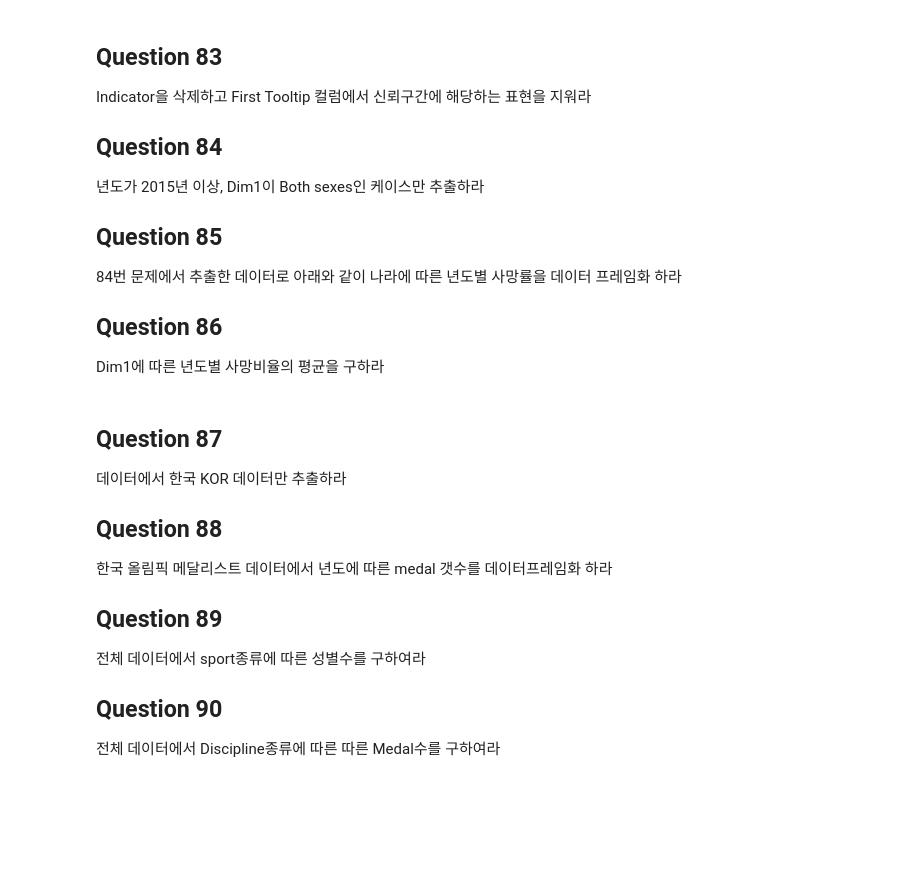
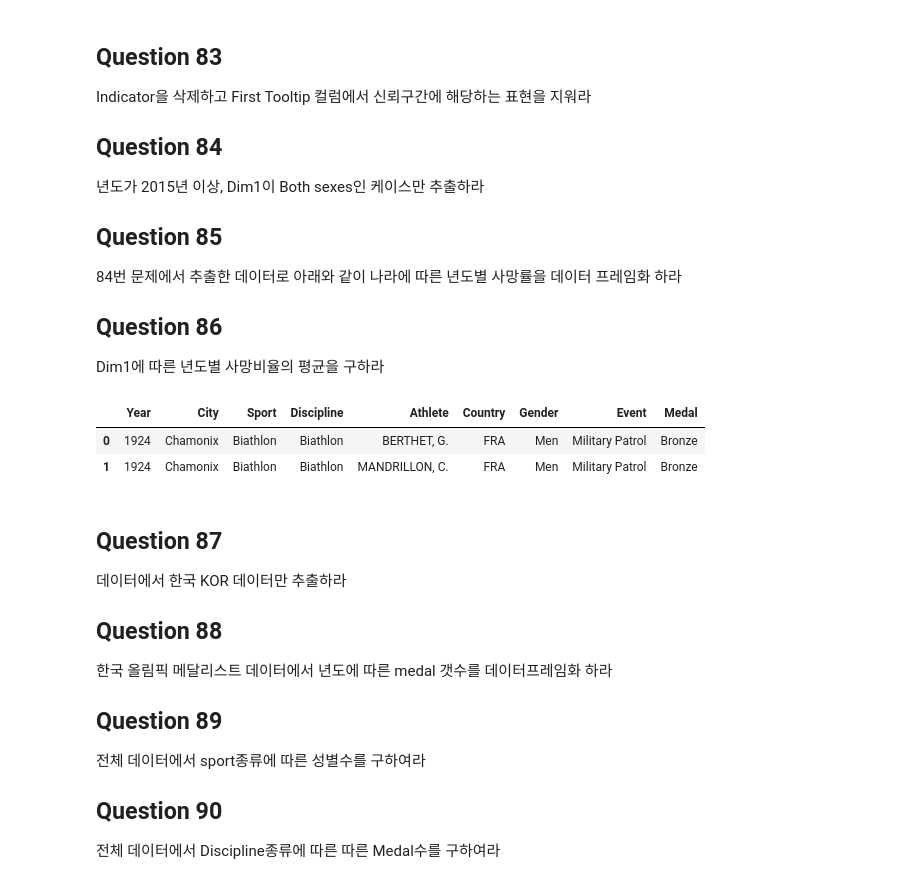
Before and after one commit to lyric2249/kaggle, a Jupyter notebook: BDA/000_EDA.ipynb, the cells around one changed output. Saved outputs shown, nothing was run; the diff lists cells and outputs as text; code cells hidden in the pictures; blank space fills up the shorter version.

```diff
--- a/BDA/000_EDA.ipynb
+++ b/BDA/000_EDA.ipynb
@@ -446,8 +458,12 @@ Indicator을 삭제하고 First Tooltip 컬럼에서 신뢰구간에 해당하
 Dim1에 따른 년도별 사망비율의 평균을 구하라
 # %%
 import pandas as pd
-df = pd.read_csv('')
+df = pd.read_csv('https://raw.githubusercontent.com/Datamanim/pandas/main/winter.csv')
 df.head(2)
+# %% [output]
+|  | Year | City | Sport | Discipline | Athlete | Country | Gender | Event | Medal |
+| 0 | 1924 | Chamonix | Biathlon | Biathlon | BERTHET, G. | FRA | Men | Military Patrol | Bronze |
+| 1 | 1924 | Chamonix | Biathlon | Biathlon | MANDRILLON, C. | FRA | Men | Military Patrol | Bronze |
 # %% [markdown]
 
 ## Question 87
```
Also changed, not shown: parts of 3 cells of this notebook.
